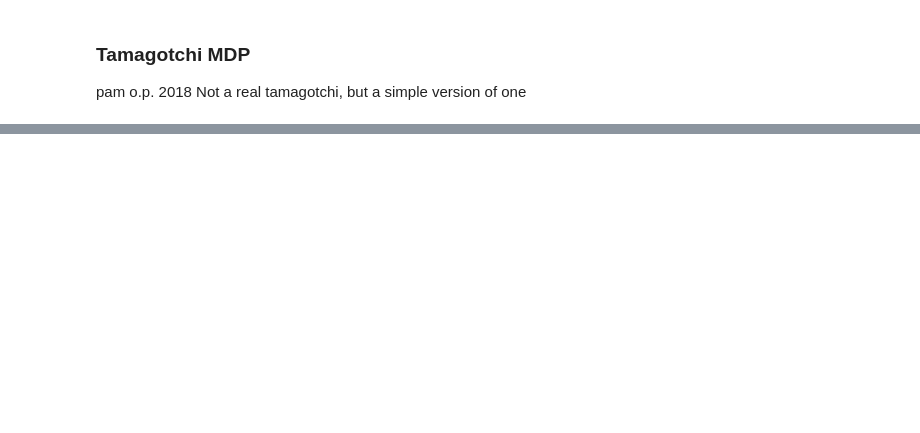
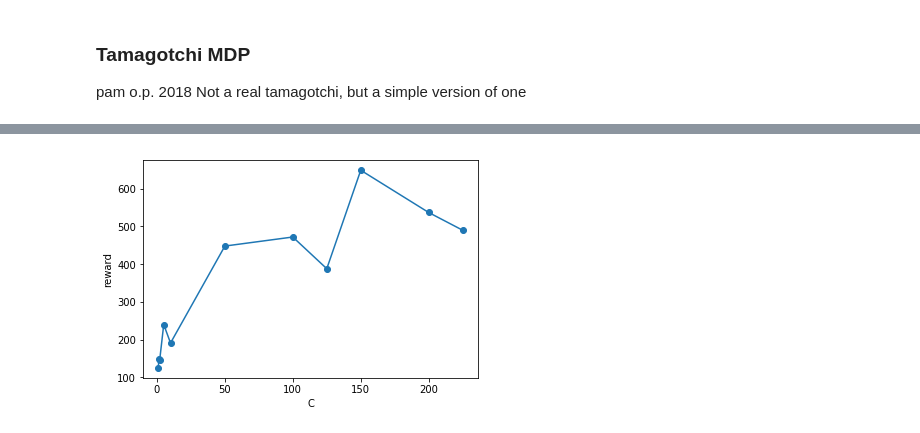
Before and after one commit to pamop/pomdp-teaching, a Jupyter notebook: tamagotchi-mcts.ipynb, the cells around one changed output, grey strips where cells are left out. Saved outputs shown, nothing was run; the diff lists cells and outputs as text; code cells hidden in the pictures; blank space fills up the shorter version.

Commit message:
comparing C-values and computation time limit effect on MCTS performance"

```diff
--- a/tamagotchi-mcts.ipynb
+++ b/tamagotchi-mcts.ipynb
@@ -351,26 +355,26 @@ class MCTS(object):
         moves_states = [(p, self.game.next_state(state,p)) for p in legal]
 
         # display number of calls of 'run_simulation' and the time elapsed
-        print('Num sims run:',games, '  Time elapsed:', datetime.datetime.utcnow() - begin)
+#         print('Num sims run:',games, '  Time elapsed:', datetime.datetime.utcnow() - begin)
 
         # pick the move with the highest average reward
         percent_wins, move = max((self.rewards.get((S), 0) / self.plays.get((S), 1), p)
                                 for p, S in moves_states)
 
 
-        # display the stats for each possible play
-        for x in sorted(
-            ((100 * self.rewards.get((S), 0) /
-              self.plays.get((S), 1),
-              self.rewards.get((S), 0),
-              self.plays.get((S), 0), p)
-             for p, S in moves_states),
-            reverse=True
-        ):
-            print("{3}: {0:.2f}% ({1} / {2})".format(*x))
+#         # display the stats for each possible play
+#         for x in sorted(
+#             ((100 * self.rewards.get((S), 0) /
+#               self.plays.get((S), 1),
+#               self.rewards.get((S), 0),
+#               self.plays.get((S), 0), p)
+#              for p, S in moves_states),
+#             reverse=True
+#         ):
+#             print("{3}: {0:.2f}% ({1} / {2})".format(*x))
 
-        # print the max depth tree search
-        print("Maximum depth search:", self.max_depth)
+#         # print the max depth tree search
+#         print("Maximum depth search:", self.max_depth)
 
         # return the move chosen
         return move
@@ -471,12 +475,15 @@ game = Tamagotchi_Game()
 print("INITIAL STATE: ")
 realtama.print_tama() # initial tamagotchi state
 
-tree = MCTS(realtama, game, time=3., C=1.4, max_moves = 100)
+tree = MCTS(realtama, game, time=3., C=20, max_moves = 100)
 
 action_seq = []
 state = tuple(realtama)
 
 while len(action_seq) <= 20: #and not game.unpack(state).is_dead: # play for a certain amount of time (better rule?)
+    print("\nNumber of actions taken: ",len(action_seq))
+    print("Reward so far: ",game.reward(tree.states))
+
     tree.update(state)
     action = tree.get_play()
     action_seq.append(action)
@@ -484,9 +491,6 @@ while len(action_seq) <= 20: #and not game.unpack(state).is_dead: # play for a c
 
     state = game.next_state(state,action)
     game.unpack(state).print_tama()
-
-    print("\nNumber of actions taken: ",len(action_seq))
-    print("Reward so far: ",game.reward(tree.states))
 # %% [output]
 INITIAL STATE:
 Time: 0  seconds elapsed
@@ -518,0 +579,10 @@ print(action_seq)
+# %%
+import matplotlib.pyplot as plt
+
+cashmoney = [i for (i,a) in storerewards]
+plt.plot(cs,cashmoney,'o-')
+plt.xlabel("C")
+plt.ylabel("reward")
+plt.show()
+# %% [output]
+[figure, added]
```
Also changed, not shown: parts of 10 cells of this notebook.
